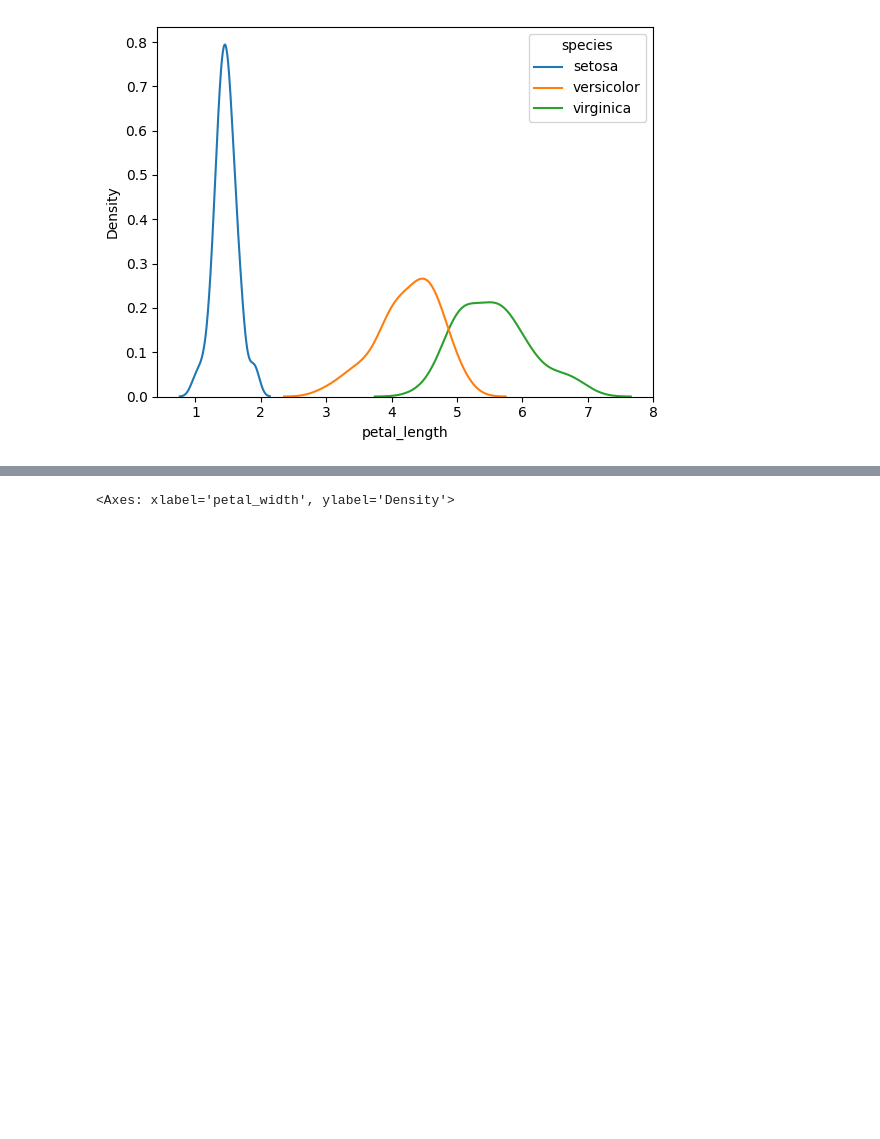
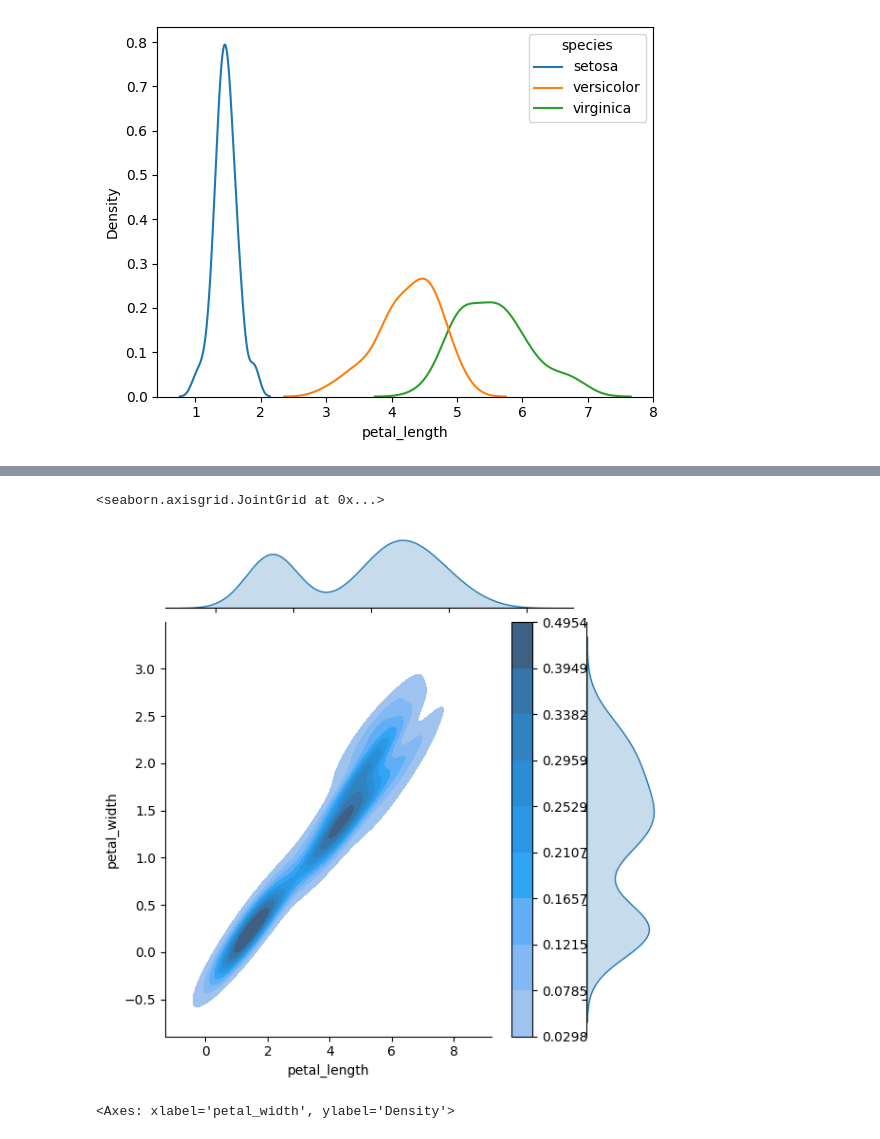
Before and after one commit to shadmanshakib09/Statistics, a Jupyter notebook: Statistics_Part03.ipynb, the cells around one changed output, grey strips where cells are left out. Cells and saved outputs as stored; diff of their text form; code cells hidden in the pictures; blank space fills up the shorter version.

```diff
--- a/Statistics_Part03.ipynb
+++ b/Statistics_Part03.ipynb
@@ -35,3 +41,9 @@ sns.kdeplot(data=df, x='petal_length', hue='species')
+# %%
+#2D DENSITY PLOT(contour plot)
+sns.jointplot(data=df, x='petal_length', y='petal_width', kind = 'kde', fill = True, cbar = True)
+# %% [output]
+<seaborn.axisgrid.JointGrid at 0x...>
+[figure, added]
 # %%
 sns.kdeplot(data=df, x='petal_width', hue='species')
 # %% [output]
```
Also changed, not shown: parts of 1 cell of this notebook.
